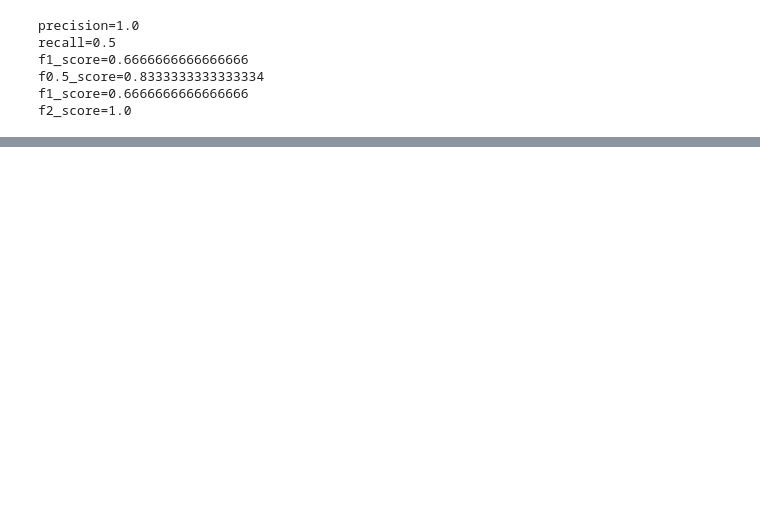
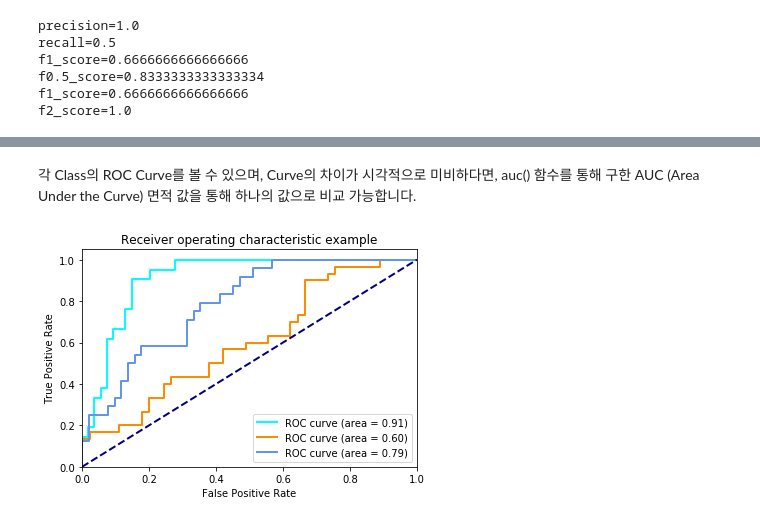
Before and after one commit to comafire/comafire.github.io, a Jupyter notebook: output/pages/ml-eval-classification/index.ipynb, the cells around one changed output, grey strips where cells are left out. Cells and saved outputs as stored; diff of their text form; code cells hidden in the pictures; blank space fills up the shorter version.

```diff
--- a/output/pages/ml-eval-classification/index.ipynb
+++ b/output/pages/ml-eval-classification/index.ipynb
@@ -267,0 +425,24 @@ f2_score=1.0
+# %% [markdown]
+각 Class의 ROC Curve를 볼 수 있으며, Curve의 차이가 시각적으로 미비하다면, auc() 함수를 통해 구한 AUC (Area Under the Curve) 면적 값을 통해 하나의 값으로 비교 가능합니다.
+# %%
+plt.figure()
+lw = 2
+
+plt.plot(fpr[0], tpr[0], color='aqua',
+         lw=lw, label='ROC curve (area = %0.2f)' % roc_auc[0])
+
+plt.plot(fpr[1], tpr[1], color='darkorange',
+         lw=lw, label='ROC curve (area = %0.2f)' % roc_auc[1])
+
+plt.plot(fpr[2], tpr[2], color='cornflowerblue',
+         lw=lw, label='ROC curve (area = %0.2f)' % roc_auc[2])
+plt.plot([0, 1], [0, 1], color='navy', lw=lw, linestyle='--')
+plt.xlim([0.0, 1.0])
+plt.ylim([0.0, 1.05])
+plt.xlabel('False Positive Rate')
+plt.ylabel('True Positive Rate')
+plt.title('Receiver operating characteristic example')
+plt.legend(loc="lower right")
+plt.show()
+# %% [output]
+[figure, added]
```
Also changed, not shown: parts of 15 cells of this notebook, 42 other files.
